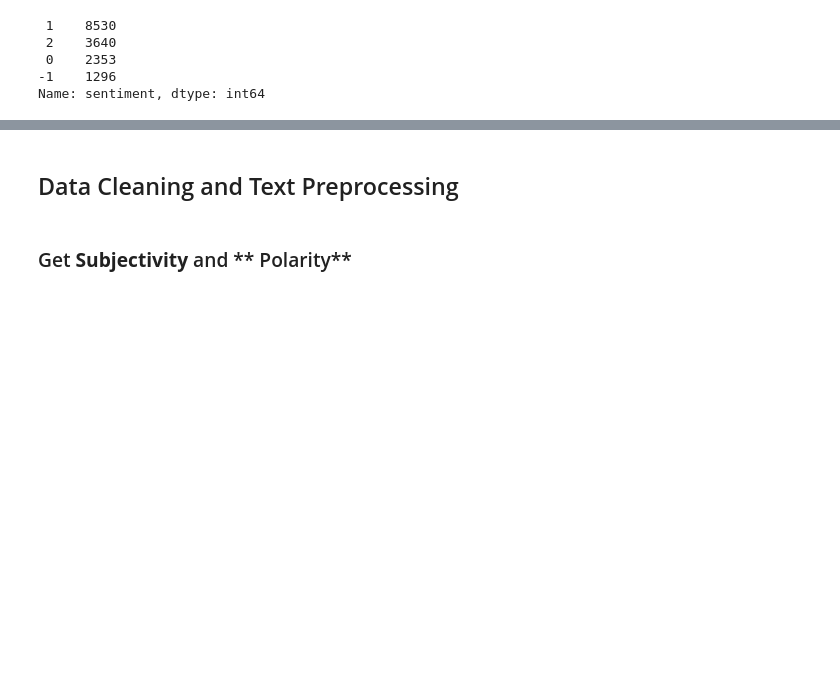
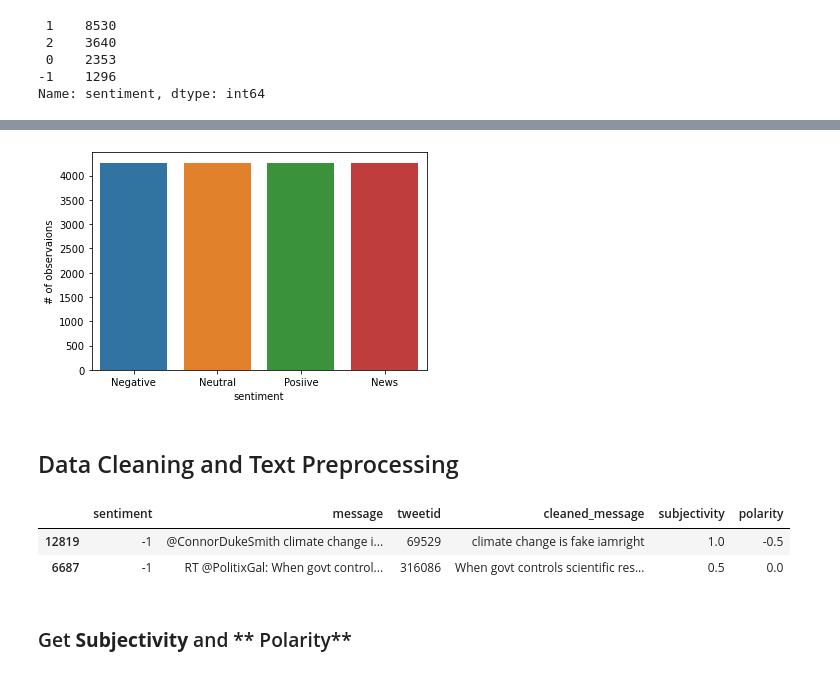
Before and after one commit to AlpheusLekgothoane/classification_predict_edsa, a Jupyter notebook: classification_predict.ipynb, the cells around one changed output, grey strips where cells are left out. Drawn from its saved outputs; the diff is of its cells as text; code cells hidden in the pictures; blank space fills up the shorter version.

```diff
--- a/classification_predict.ipynb
+++ b/classification_predict.ipynb
@@ -54,0 +74,29 @@ sns.countplot(x = 'sentiment', data = train)
+# %%
+class_size = int(len(believe)/2)
+# %%
+# Upsample mijority
+no_belief_downsampled = resample(no_belief,
+                          replace=True, # sample without replacement (no need to duplicate observations)
+                          n_samples=class_size, # match number in minority class
+                          random_state=27) # reproducible results
+
+news_upsampled = resample(news,
+                          replace=True,
+                          n_samples=class_size,
+                          random_state=27)
+
+neutral_upsampled = resample(neutral,
+                          replace=True,
+                          n_samples=class_size,
+                          random_state=27)
+
+#halving Positive values still we have huge amount of data now we downsample positive observation
+
+believe_downsampled = resample(believe,
+                          replace=True,
+                          n_samples=class_size,
+                          random_state=27)
+
+
+# Combine downsampled majority class with minority class
+sampled_data = pd.concat([no_belief_downsampled, news_upsampled, neutral_upsampled, believe_downsampled])
@@ -55,3 +111,9 @@ sns.countplot(x = 'sentiment', data = train)
+# %%
+sns.countplot(x = 'sentiment', data = sampled_data).set_xticklabels(['Negative','Neutral','Posiive','News'])
+plt.ylabel('# of observaions')
+plt.show()
+# %% [output]
+[figure, added]
 # %% [markdown]
 ## Data Cleaning and Text Preprocessing
 # %%
@@ -95,2 +174,8 @@ train['cleaned_message'] = train['cleaned_message'].apply(remove_emojis)
+# %%
+sampled_data
+# %% [output]
+|  | sentiment | message | tweetid | cleaned_message | subjectivity | polarity |
+| 12819 | -1 | @ConnorDukeSmith climate change i... | 69529 | climate change is fake iamright | 1.0 | -0.5 |
+| 6687 | -1 | RT @PolitixGal: When govt control... | 316086 | When govt controls scientific res... | 0.5 | 0.0 |
 # %% [markdown]
 ### Get **Subjectivity** and ** Polarity**
```
Also changed, not shown: parts of 26 cells of this notebook.
